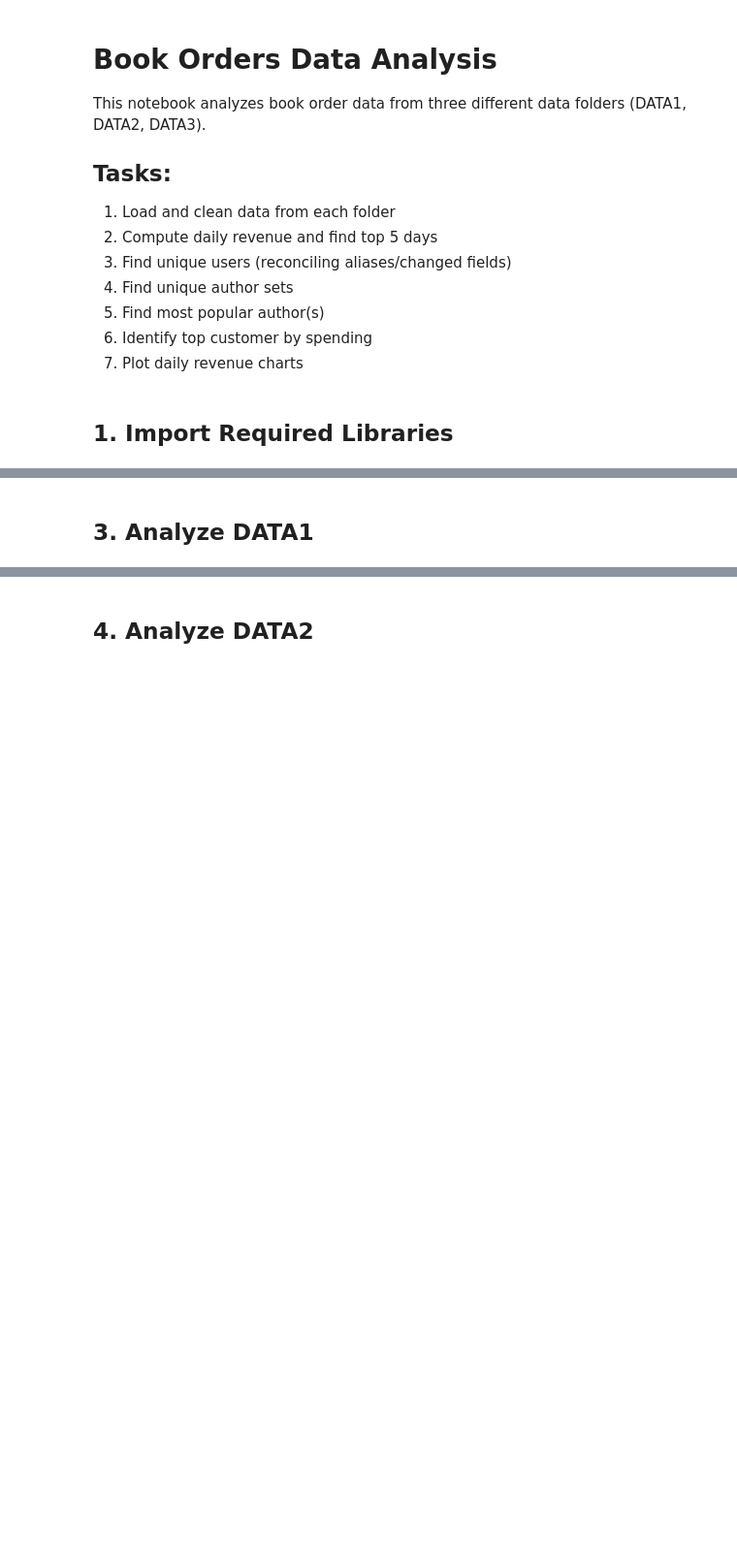
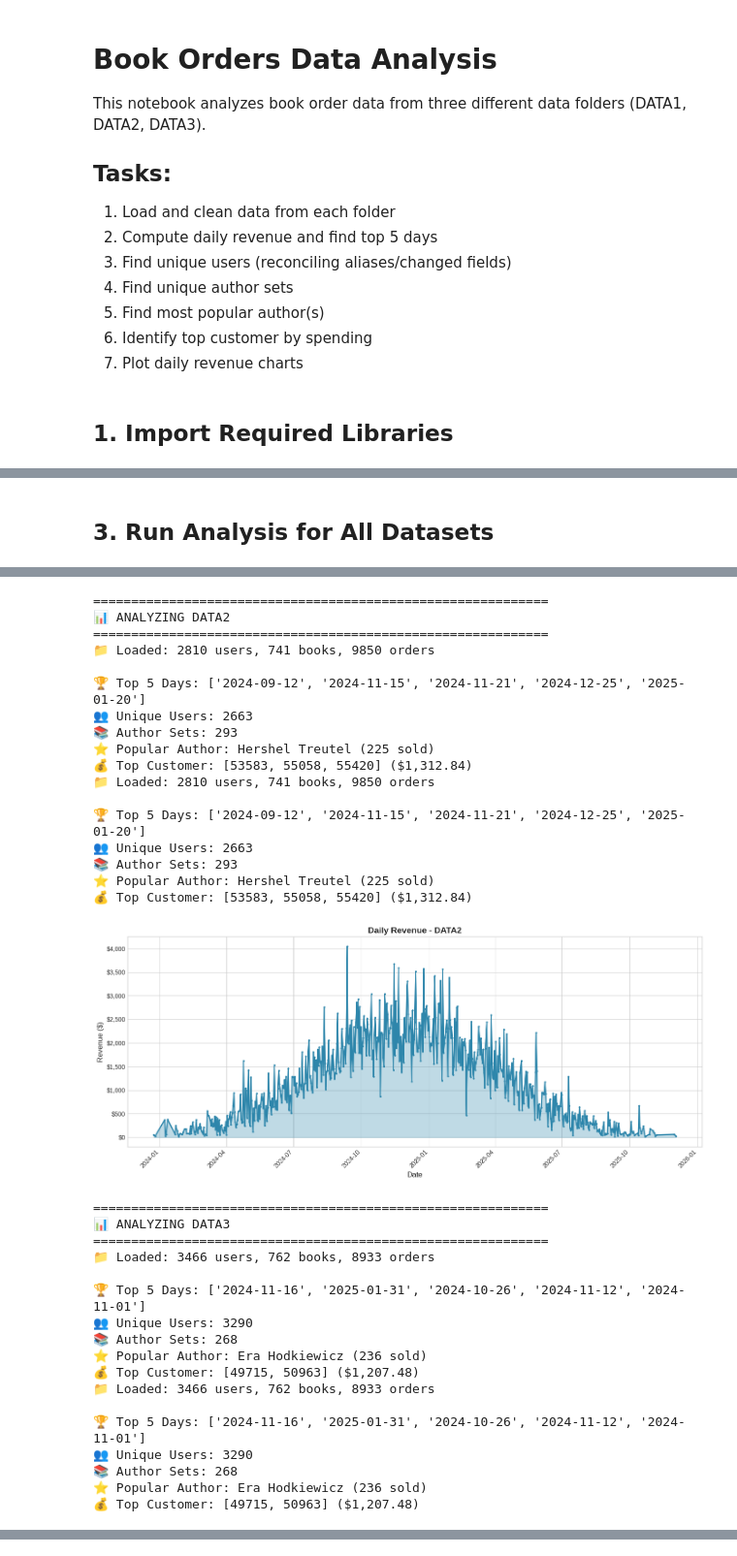
Before and after one commit to apayziev/Itransition---Data-Engineering, a Jupyter notebook: Task4/analysis.ipynb, the cells around one changed output, grey strips where cells are left out. Shown at 97% size. Cells and saved outputs as stored; diff of their text form; code cells hidden in the pictures; blank space fills up the shorter version.

```diff
--- a/Task4/analysis.ipynb
+++ b/Task4/analysis.ipynb
@@ -14,22 +14,29 @@ This notebook analyzes book order data from three different data folders (DATA1,
 # %% [markdown]
 ## 1. Import Required Libraries
 # %%
+# Standard library imports
+import json
+import re
+from collections import defaultdict
+from pathlib import Path
+
+# Third-party imports
+import numpy as np
 import pandas as pd
-import numpy as np
+import matplotlib.pyplot as plt
 import yaml
-import matplotlib.pyplot as plt
-from collections import defaultdict
+from dateutil import parser as date_parser
+
+# Configuration
 import warnings
 warnings.filterwarnings('ignore')
-
-# Set display options
 pd.set_option('display.max_columns', None)
-pd.set_option('display.width', None)
 plt.style.use('seaborn-v0_8-whitegrid')
 
-# Base path for data folders
-BASE_PATH = 'data'
+# Constants
+BASE_PATH = Path('data')
 DATA_FOLDERS = ['DATA1', 'DATA2', 'DATA3']
+EUR_TO_USD_RATE = 1.2
 
-print("Libraries imported successfully!")
+print("✅ Setup complete")
 # %% [output]
@@ -494,6 +373,7 @@ Main analysis function defined!
 # %% [markdown]
-## 3. Analyze DATA1
+## 3. Run Analysis for All Datasets
 # %%
-results_data1 = analyze_dataset('DATA1')
+# Analyze all datasets
+results = {folder: analyze_dataset(folder) for folder in DATA_FOLDERS}
 # %% [output]
 ============================================================
@@ -516 +396,36 @@ Loaded 11237 orders from data/DATA1
 [figure]
+============================================================
+📊 ANALYZING DATA2
+============================================================
+📁 Loaded: 2810 users, 741 books, 9850 orders
+
+🏆 Top 5 Days: ['2024-09-12', '2024-11-15', '2024-11-21', '2024-12-25', '2025-01-20']
+👥 Unique Users: 2663
+📚 Author Sets: 293
+⭐ Popular Author: Hershel Treutel (225 sold)
+💰 Top Customer: [53583, 55058, 55420] ($1,312.84)
+📁 Loaded: 2810 users, 741 books, 9850 orders
+
+🏆 Top 5 Days: ['2024-09-12', '2024-11-15', '2024-11-21', '2024-12-25', '2025-01-20']
+👥 Unique Users: 2663
+📚 Author Sets: 293
+⭐ Popular Author: Hershel Treutel (225 sold)
+💰 Top Customer: [53583, 55058, 55420] ($1,312.84)
+[figure, added]
+============================================================
+📊 ANALYZING DATA3
+============================================================
+📁 Loaded: 3466 users, 762 books, 8933 orders
+
+🏆 Top 5 Days: ['2024-11-16', '2025-01-31', '2024-10-26', '2024-11-12', '2024-11-01']
+👥 Unique Users: 3290
+📚 Author Sets: 268
+⭐ Popular Author: Era Hodkiewicz (236 sold)
+💰 Top Customer: [49715, 50963] ($1,207.48)
+📁 Loaded: 3466 users, 762 books, 8933 orders
+
+🏆 Top 5 Days: ['2024-11-16', '2025-01-31', '2024-10-26', '2024-11-12', '2024-11-01']
+👥 Unique Users: 3290
+📚 Author Sets: 268
+⭐ Popular Author: Era Hodkiewicz (236 sold)
+💰 Top Customer: [49715, 50963] ($1,207.48)
@@ -517,2 +432,0 @@ Loaded 11237 orders from data/DATA1
-# %% [markdown]
-## 4. Analyze DATA2
```
Also changed, not shown: parts of 13 cells of this notebook, 2 other files.
